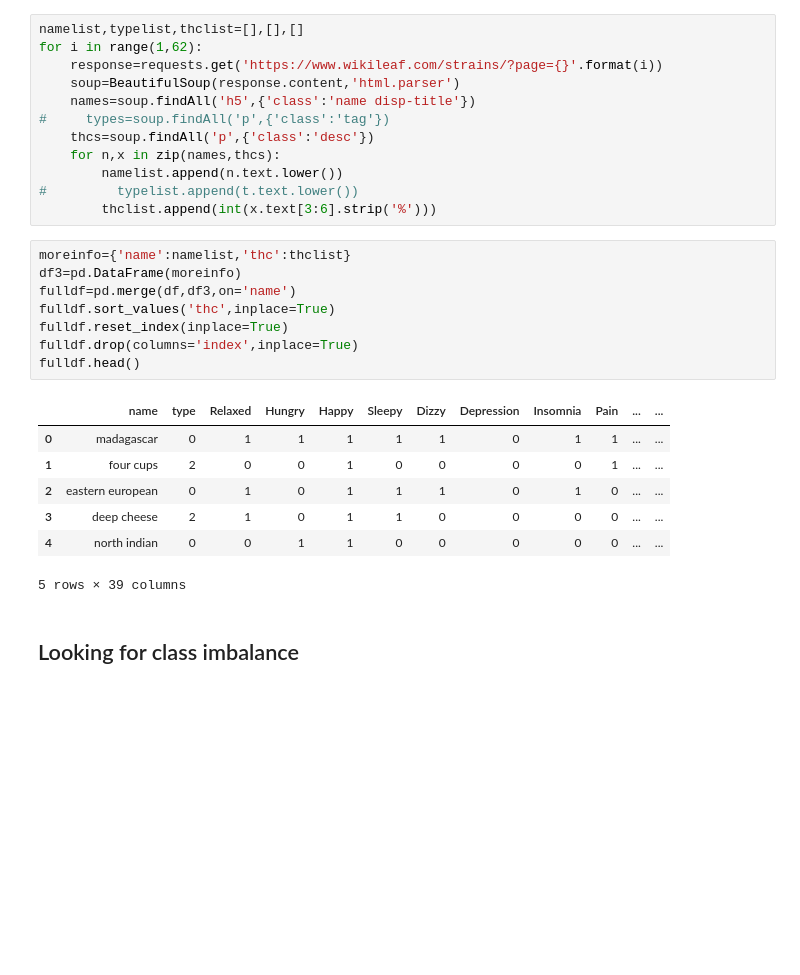
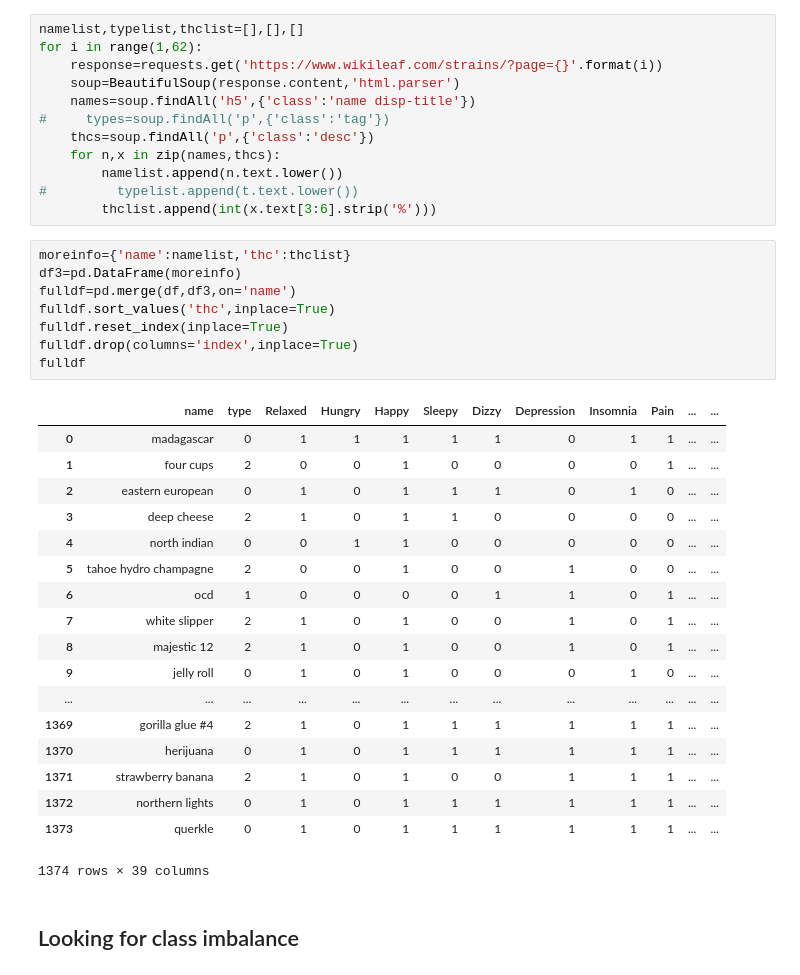
Before and after one commit to mackenziemitchell6/CannabiClass, a Jupyter notebook: FullCannabiClass.ipynb, the cells around one changed output. Saved outputs shown, nothing was run; the diff lists cells and outputs as text; blank space fills up the shorter version.

```diff
--- a/FullCannabiClass.ipynb
+++ b/FullCannabiClass.ipynb
@@ -167,19 +179,30 @@ for i in range(1,62):
 # %%
 moreinfo={'name':namelist,'thc':thclist}
 df3=pd.DataFrame(moreinfo)
 fulldf=pd.merge(df,df3,on='name')
 fulldf.sort_values('thc',inplace=True)
 fulldf.reset_index(inplace=True)
 fulldf.drop(columns='index',inplace=True)
-fulldf.head()
+fulldf
 # %% [output]
 |  | name | type | Relaxed | Hungry | Happy | Sleepy | Dizzy | Depression | Insomnia | Pain | ... | ... |
 | 0 | madagascar | 0 | 1 | 1 | 1 | 1 | 1 | 0 | 1 | 1 | ... | ... |
 | 1 | four cups | 2 | 0 | 0 | 1 | 0 | 0 | 0 | 0 | 1 | ... | ... |
 | 2 | eastern european | 0 | 1 | 0 | 1 | 1 | 1 | 0 | 1 | 0 | ... | ... |
 | 3 | deep cheese | 2 | 1 | 0 | 1 | 1 | 0 | 0 | 0 | 0 | ... | ... |
 | 4 | north indian | 0 | 0 | 1 | 1 | 0 | 0 | 0 | 0 | 0 | ... | ... |
+| 5 | tahoe hydro champagne | 2 | 0 | 0 | 1 | 0 | 0 | 1 | 0 | 0 | ... | ... |
+| 6 | ocd | 1 | 0 | 0 | 0 | 0 | 1 | 1 | 0 | 1 | ... | ... |
+| 7 | white slipper | 2 | 1 | 0 | 1 | 0 | 0 | 1 | 0 | 1 | ... | ... |
+| 8 | majestic 12 | 2 | 1 | 0 | 1 | 0 | 0 | 1 | 0 | 1 | ... | ... |
+| 9 | jelly roll | 0 | 1 | 0 | 1 | 0 | 0 | 0 | 1 | 0 | ... | ... |
+| ... | ... | ... | ... | ... | ... | ... | ... | ... | ... | ... | ... | ... |
+| 1369 | gorilla glue #4 | 2 | 1 | 0 | 1 | 1 | 1 | 1 | 1 | 1 | ... | ... |
+| 1370 | herijuana | 0 | 1 | 0 | 1 | 1 | 1 | 1 | 1 | 1 | ... | ... |
+| 1371 | strawberry banana | 2 | 1 | 0 | 1 | 0 | 0 | 1 | 1 | 1 | ... | ... |
+| 1372 | northern lights | 0 | 1 | 0 | 1 | 1 | 1 | 1 | 1 | 1 | ... | ... |
+| 1373 | querkle | 0 | 1 | 0 | 1 | 1 | 1 | 1 | 1 | 1 | ... | ... |
-5 rows × 39 columns
+1374 rows × 39 columns
 # %% [markdown]
 ## Looking for class imbalance
 # %%
```
Also changed, not shown: parts of 1 cell of this notebook, 37 other files.
